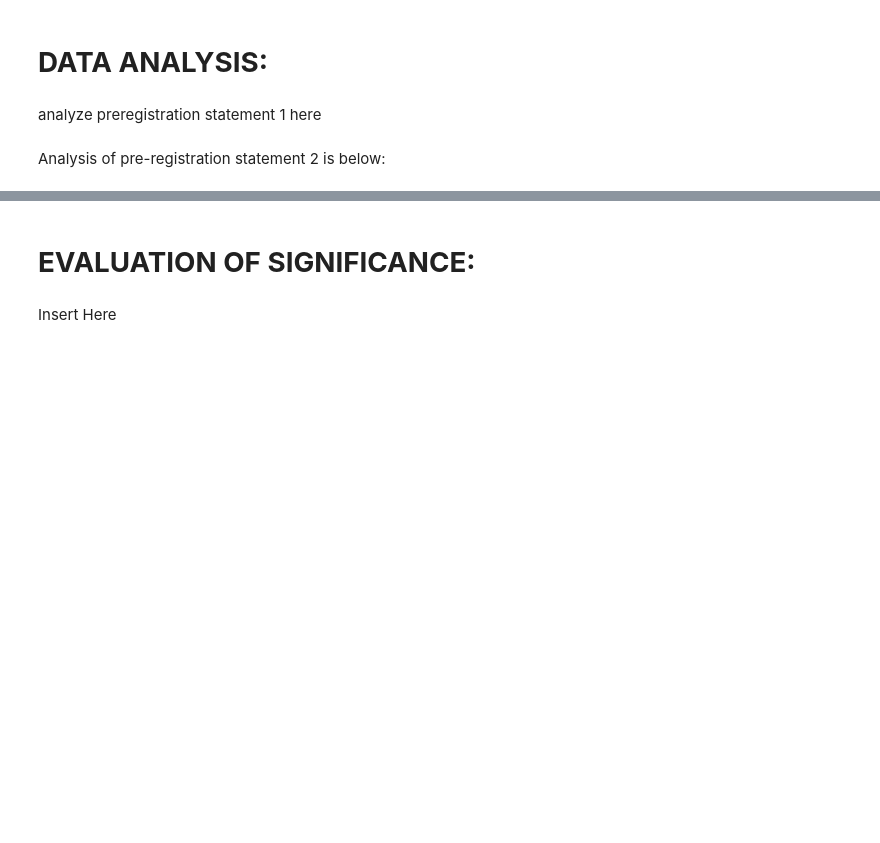
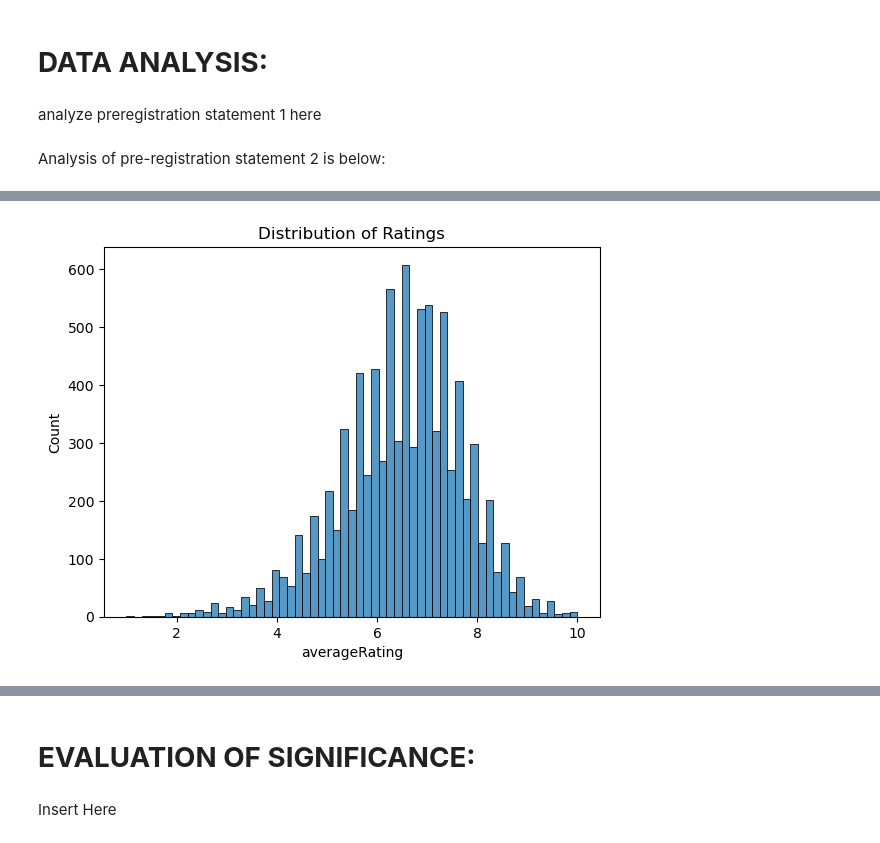
Before and after one commit to xuanlianliu/Data_Science_Project, a Jupyter notebook: Netflix.ipynb, the cells around one changed output, grey strips where cells are left out. Saved outputs shown, nothing was run; the diff lists cells and outputs as text; code cells hidden in the pictures; blank space fills up the shorter version.

```diff
--- a/NetflixShows.ipynb
+++ b/Netflix.ipynb
@@ -328,0 +354,6 @@ NameError: name 'netflix_df' is not defined
+# %%
+sns.histplot(netflix_df['averageRating'])
+plt.title("Distribution of Ratings")
+plt.show()
+# %% [output]
+[figure, added]
```
Also changed, not shown: parts of 8 cells of this notebook, 4 other files.
